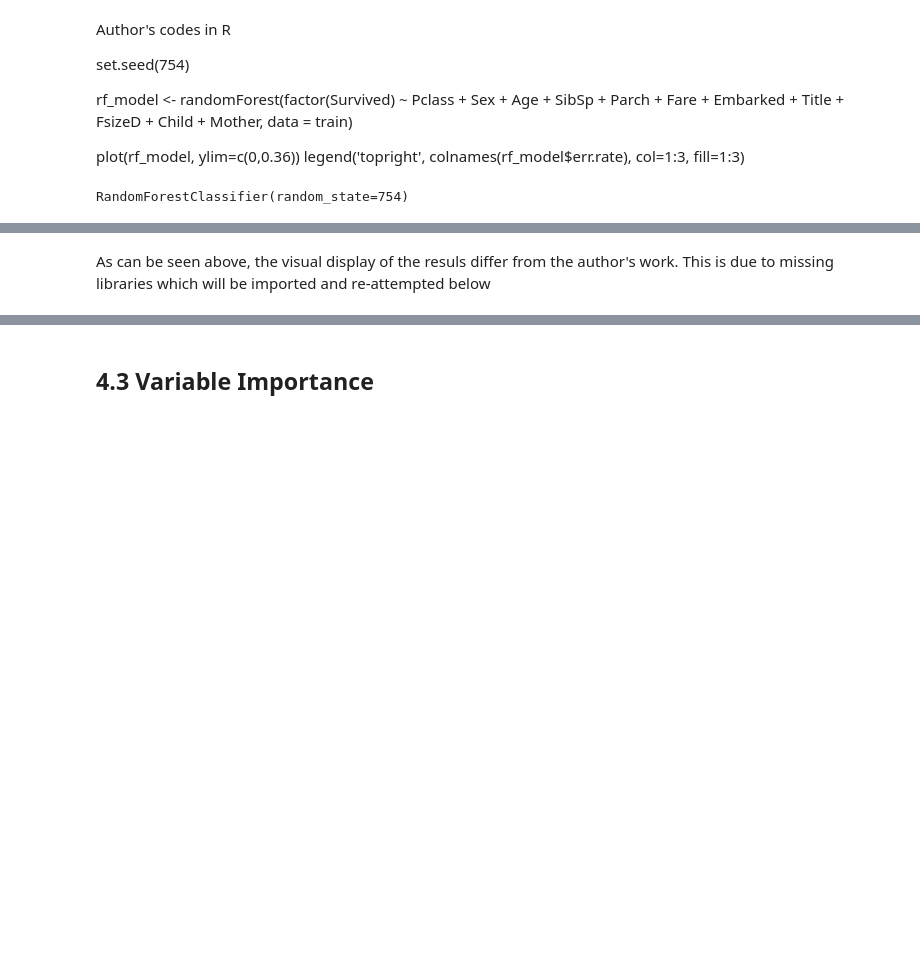
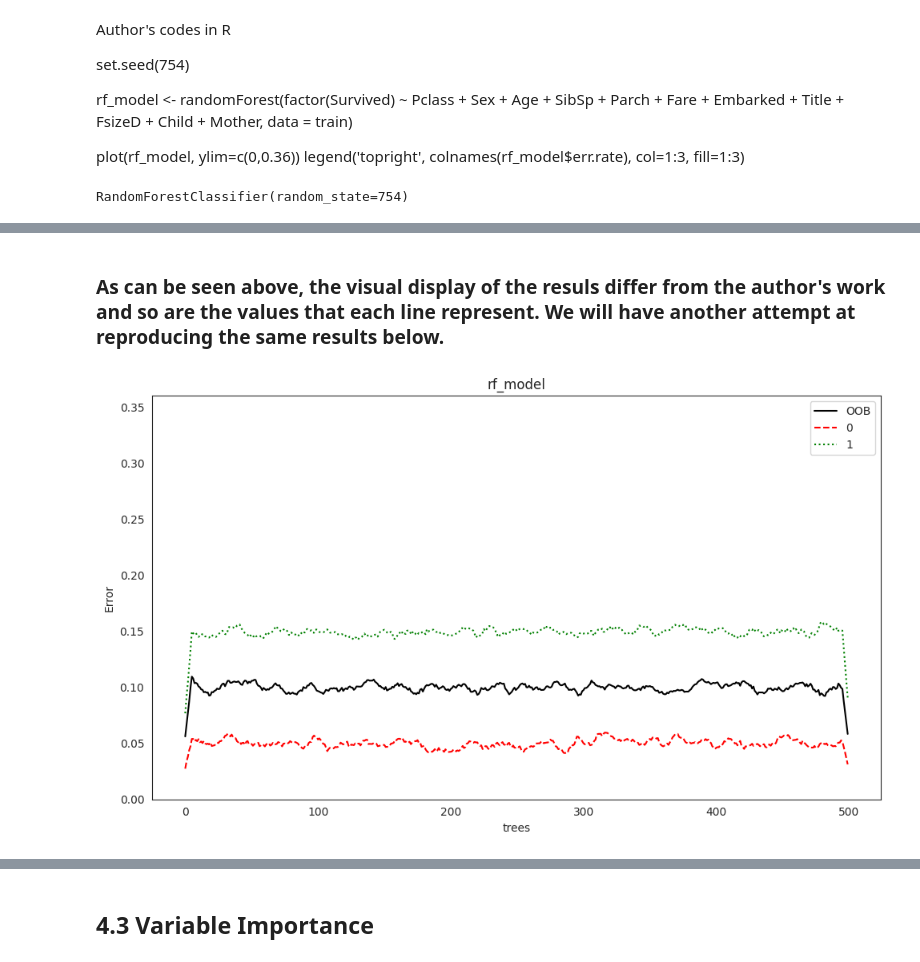
Before and after one commit to s-antyah/RR_Project_KTM, a Jupyter notebook: Reproduce_Titanic_Analysis_Finished.ipynb, the cells around one changed output, grey strips where cells are left out. Drawn from its saved outputs; the diff is of its cells as text; code cells hidden in the pictures; blank space fills up the shorter version.

```diff
--- a/Reproduce_Titanic_Analysis_Finished.ipynb
+++ b/Reproduce_Titanic_Analysis_Finished.ipynb
@@ -652,2 +704,34 @@ RandomForestClassifier(random_state=754)
 # %% [markdown]
-As can be seen above, the visual display of the resuls differ from the author's work. This is due to missing libraries which will be imported and re-attempted below
+### As can be seen above, the visual display of the resuls differ from the author's work and so are the values that each line represent. We will have another attempt at reproducing the same results below.
+# %%
+# Example: simulate your error data (replace with actual)
+np.random.seed(0)
+trees = 500
+errors = np.random.normal(loc=[0.1, 0.05, 0.15], scale=0.01, size=(trees, 3))  # Simulated
+
+# Smooth the errors using moving average
+def smooth(y, box_pts=10):
+    box = np.ones(box_pts)/box_pts
+    y_smooth = np.convolve(y, box, mode='same')
+    return y_smooth
+
+err_oob = smooth(errors[:, 0])
+err_0 = smooth(errors[:, 1])
+err_1 = smooth(errors[:, 2])
+
+# Plot
+plt.figure(figsize=(10, 6))
+plt.plot(err_oob, color='black', label='OOB', linestyle='-')
+plt.plot(err_0, color='red', label='0', linestyle='--')
+plt.plot(err_1, color='green', label='1', linestyle=':')
+
+plt.ylim(0, 0.36)
+plt.xlabel('trees')
+plt.ylabel('Error')
+plt.title('rf_model')
+plt.legend(loc='upper right')
+plt.grid(False)
+plt.tight_layout()
+plt.show()
+# %% [output]
+[figure, added]
```
Also changed, not shown: parts of 17 cells of this notebook.
